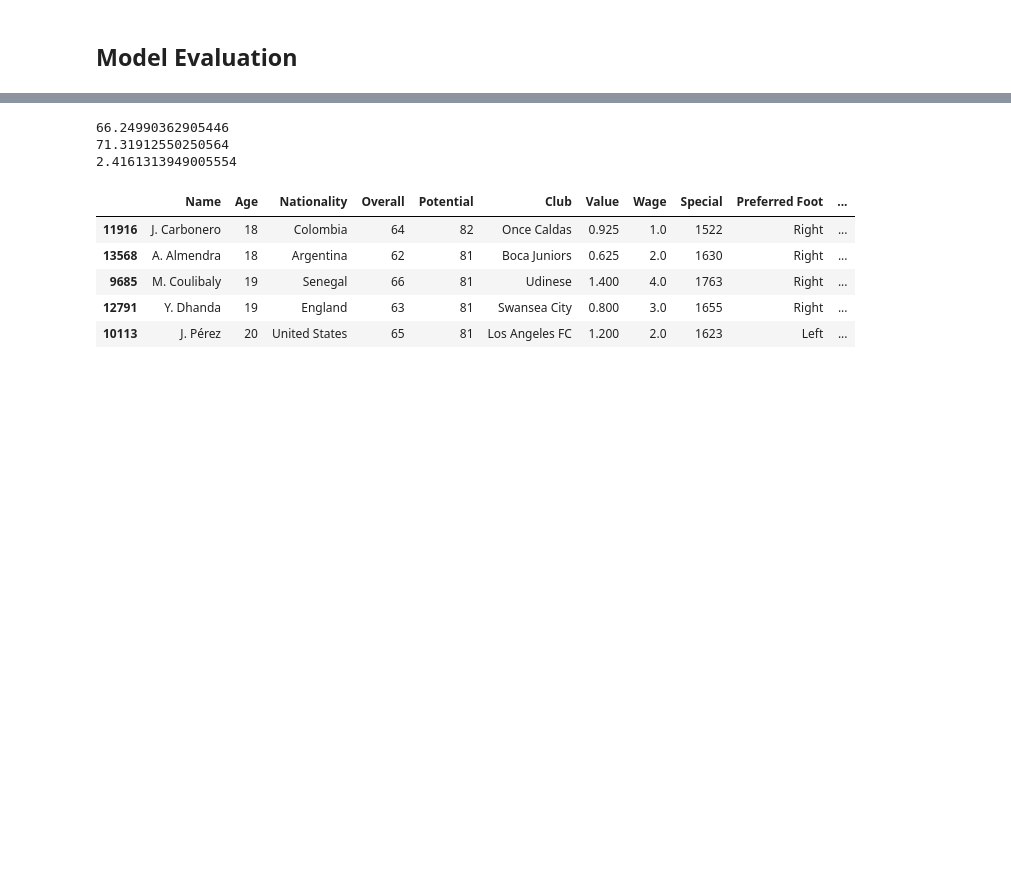
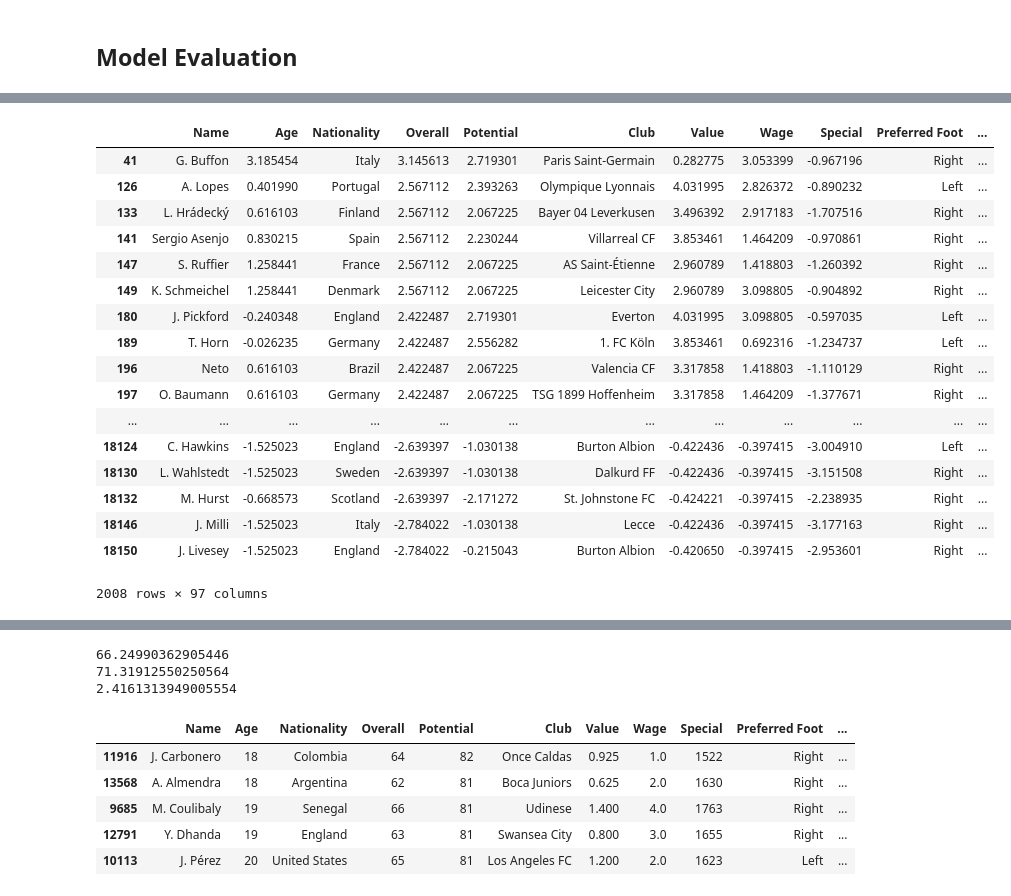
Before and after one commit to mdjoh/CEBD1260-Project, a Jupyter notebook: Week 7 - Cluster Analysis.ipynb, the cells around one changed output, grey strips where cells are left out. Drawn from its saved outputs; the diff is of its cells as text; code cells hidden in the pictures; blank space fills up the shorter version.

```diff
--- a/Week 7 - Cluster Analysis.ipynb
+++ b/Week 7 - Cluster Analysis.ipynb
@@ -135,0 +188,21 @@ Attempts to cluster using DBSCAN with various epsilon and minimum sample values
+# %%
+df[df['cluster']==1]
+# %% [output]
+|  | Name | Age | Nationality | Overall | Potential | Club | Value | Wage | Special | Preferred Foot | ... |
+| 41 | G. Buffon | 3.185454 | Italy | 3.145613 | 2.719301 | Paris Saint-Germain | 0.282775 | 3.053399 | -0.967196 | Right | ... |
+| 126 | A. Lopes | 0.401990 | Portugal | 2.567112 | 2.393263 | Olympique Lyonnais | 4.031995 | 2.826372 | -0.890232 | Left | ... |
+| 133 | L. Hrádecký | 0.616103 | Finland | 2.567112 | 2.067225 | Bayer 04 Leverkusen | 3.496392 | 2.917183 | -1.707516 | Right | ... |
+| 141 | Sergio Asenjo | 0.830215 | Spain | 2.567112 | 2.230244 | Villarreal CF | 3.853461 | 1.464209 | -0.970861 | Right | ... |
+| 147 | S. Ruffier | 1.258441 | France | 2.567112 | 2.067225 | AS Saint-Étienne | 2.960789 | 1.418803 | -1.260392 | Right | ... |
+| 149 | K. Schmeichel | 1.258441 | Denmark | 2.567112 | 2.067225 | Leicester City | 2.960789 | 3.098805 | -0.904892 | Right | ... |
+| 180 | J. Pickford | -0.240348 | England | 2.422487 | 2.719301 | Everton | 4.031995 | 3.098805 | -0.597035 | Left | ... |
+| 189 | T. Horn | -0.026235 | Germany | 2.422487 | 2.556282 | 1. FC Köln | 3.853461 | 0.692316 | -1.234737 | Left | ... |
+| 196 | Neto | 0.616103 | Brazil | 2.422487 | 2.067225 | Valencia CF | 3.317858 | 1.418803 | -1.110129 | Right | ... |
+| 197 | O. Baumann | 0.616103 | Germany | 2.422487 | 2.067225 | TSG 1899 Hoffenheim | 3.317858 | 1.464209 | -1.377671 | Right | ... |
+| ... | ... | ... | ... | ... | ... | ... | ... | ... | ... | ... | ... |
+| 18124 | C. Hawkins | -1.525023 | England | -2.639397 | -1.030138 | Burton Albion | -0.422436 | -0.397415 | -3.004910 | Left | ... |
+| 18130 | L. Wahlstedt | -1.525023 | Sweden | -2.639397 | -1.030138 | Dalkurd FF | -0.422436 | -0.397415 | -3.151508 | Right | ... |
+| 18132 | M. Hurst | -0.668573 | Scotland | -2.639397 | -2.171272 | St. Johnstone FC | -0.424221 | -0.397415 | -2.238935 | Right | ... |
+| 18146 | J. Milli | -1.525023 | Italy | -2.784022 | -1.030138 | Lecce | -0.422436 | -0.397415 | -3.177163 | Right | ... |
+| 18150 | J. Livesey | -1.525023 | England | -2.784022 | -0.215043 | Burton Albion | -0.420650 | -0.397415 | -2.953601 | Right | ... |
+2008 rows × 97 columns
```
Also changed, not shown: parts of 37 cells of this notebook.
